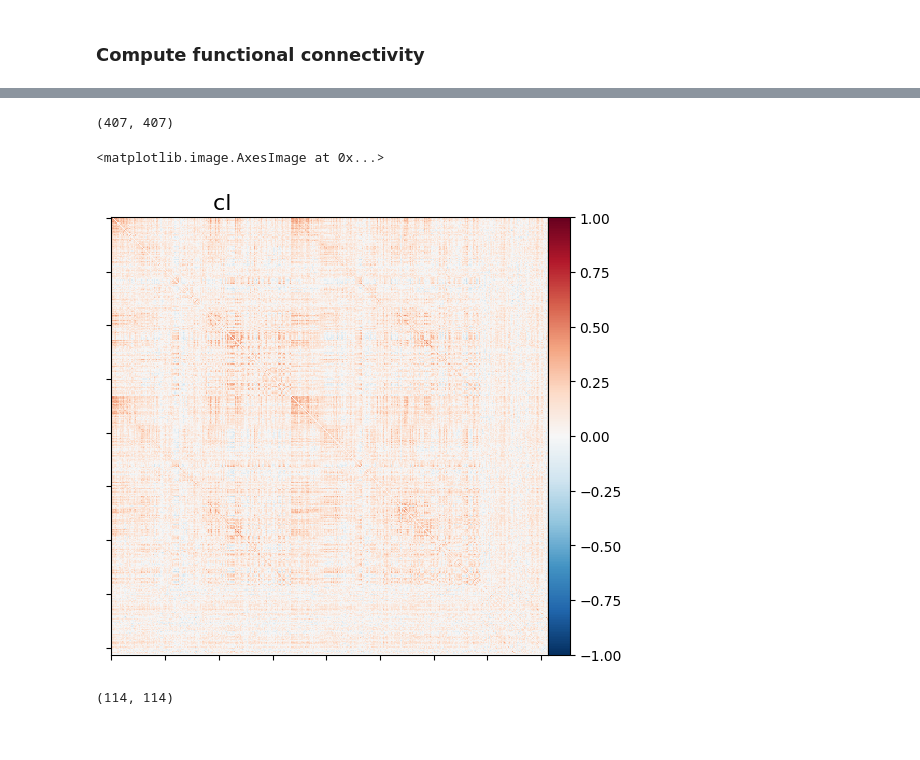
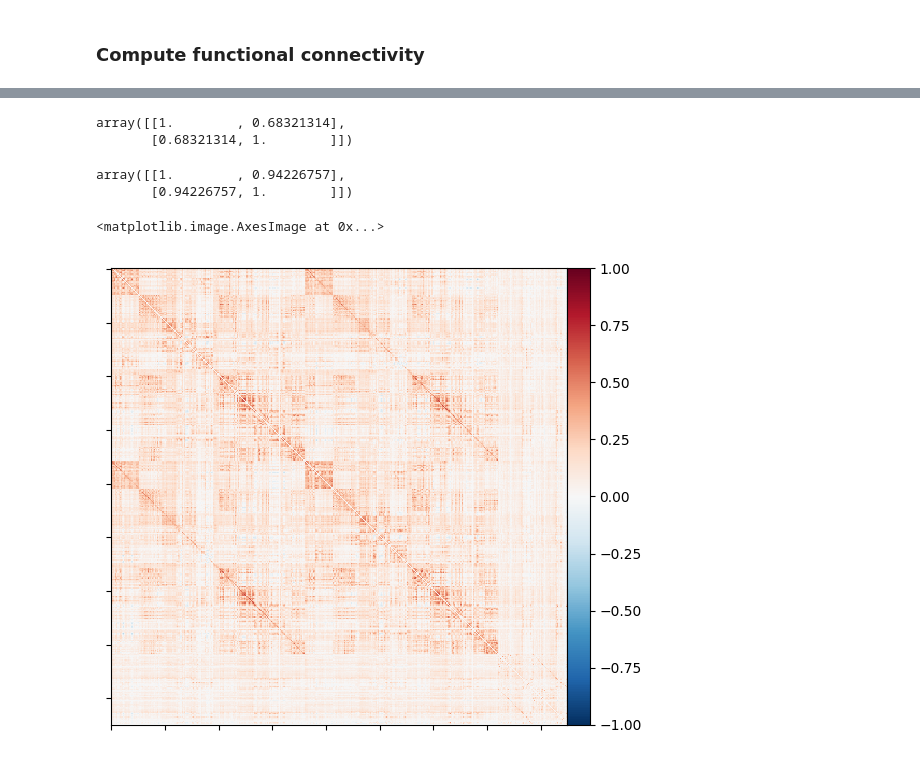
Before and after one commit to myxa/OpebCloseProject, a Jupyter notebook: notebooks/example.ipynb, the cells around one changed output, grey strips where cells are left out. Cells and saved outputs as stored; diff of their text form; code cells hidden in the pictures.

```diff
--- a/notebooks/example.ipynb
+++ b/notebooks/example.ipynb
@@ -291,0 +411,4 @@ ts = denoise.denoise(sub_labels, save_outputs=False)
+# %%
+for i in ts:
+    print(i[0].shape)
+    print(i[1].shape)
@@ -303,5 +437,5 @@ ts2 = ts[0][0][:, parcel_coverage>0.5]
 # %%
-def fetch_ts(path, sub=None, run=1, task='rest', strategy=4, atlas_name='AAL'):
+def fetch_ts(path, sub=None, run=1, task='rest', strategy=4, atlas_name='AAL', GSR=False):
     ts = []
     if sub is None:
         sub = os.listdir(path)
@@ -312,7 +446,8 @@ def fetch_ts(path, sub=None, run=1, task='rest', strategy=4, atlas_name='AAL'):
         if 'sub' in i:
             i = i[4:]
         try:
-            name = f'sub-{i}_task-{task}_run-{run}_time-series_{atlas_name}_strategy-{strategy}.csv'
+            name = (f'sub-{i}_task-{task}_run-{run}_time-series_{atlas_name}_strategy-{strategy}_GSR.csv' if GSR
+                    else f'sub-{i}_task-{task}_run-{run}_time-series_{atlas_name}_strategy-{strategy}.csv')
             path_to_file = os.path.join(path, f'sub-{i}', 'time-series', atlas_name, name)
             #print(path_to_file)
             ts.append(pd.read_csv(path_to_file).values)
@@ -320,4 +455,4 @@ def fetch_ts(path, sub=None, run=1, task='rest', strategy=4, atlas_name='AAL'):
             failed.append(i)
             continue
     print('no files available:', failed)
-    return ts
+    return np.array(ts)
@@ -323,0 +500,4 @@ def fetch_ts(path, sub=None, run=1, task='rest', strategy=4, atlas_name='AAL'):
+# %%
+ts3 = fetch_ts('/data/Projects/OpenCloseChina/ts',
+               #sub=['060'],
+               run=2, atlas_name='HCPex', strategy=4, GSR=False)
@@ -556,0 +753,3 @@ trt_fc = functional_connectivity(trt1, 'correlation')
+# %%
+fc_cl2 = functional_connectivity(ts2, 'correlation')
+fc_cl3 = functional_connectivity(ts3, 'correlation')
@@ -570,20 +771,21 @@ fc_cl_old = trt_fc
-# %%
-fc_cl.shape
-# %% [output]
-(407, 407)
+# %%
+np.corrcoef(fc_cl3[0].flatten(), fc_cl2[0].flatten())
+# %% [output]
+array([[1.        , 0.68321314],
+       [0.68321314, 1.        ]])
+# %%
+np.corrcoef(np.mean(fc_cl3, axis=0).flatten(), np.mean(fc_cl2, axis=0).flatten())
+# %% [output]
+array([[1.        , 0.94226757],
+       [0.94226757, 1.        ]])
 # %%
-from nilearn import plotting
 plotting.plot_matrix(
-    fc_cl,
+    np.mean(fc_cl3, axis=0),
     labels=None,
     vmax=1,#np.max(fc6[0]),
     vmin=-1,#-np.max(fc6[0]),
-    title="cl                              ",
+    #title="using threshold mean mask",
     reorder=False)
 # %% [output]
 <matplotlib.image.AxesImage at 0x...>
-[figure, old version]
+[figure, new version]
-# %%
-fc_cl.shape
-# %% [output]
-(114, 114)
```
Also changed, not shown: parts of 50 cells of this notebook, 4 other files.
